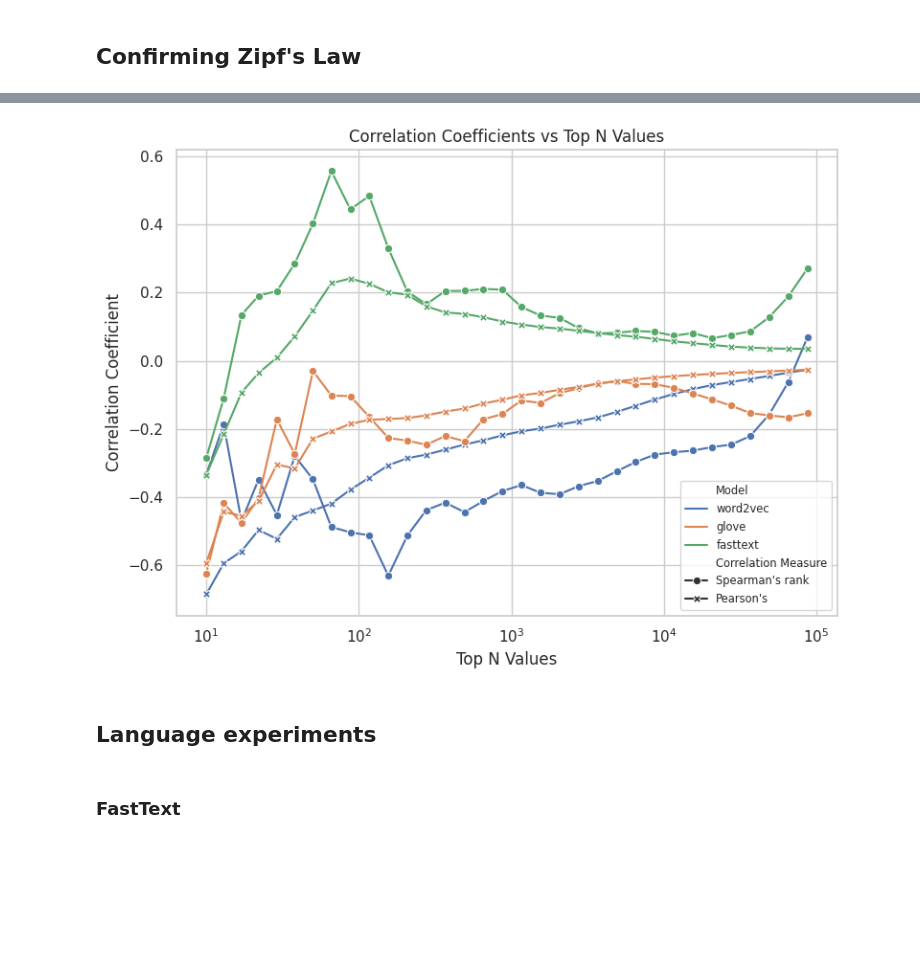
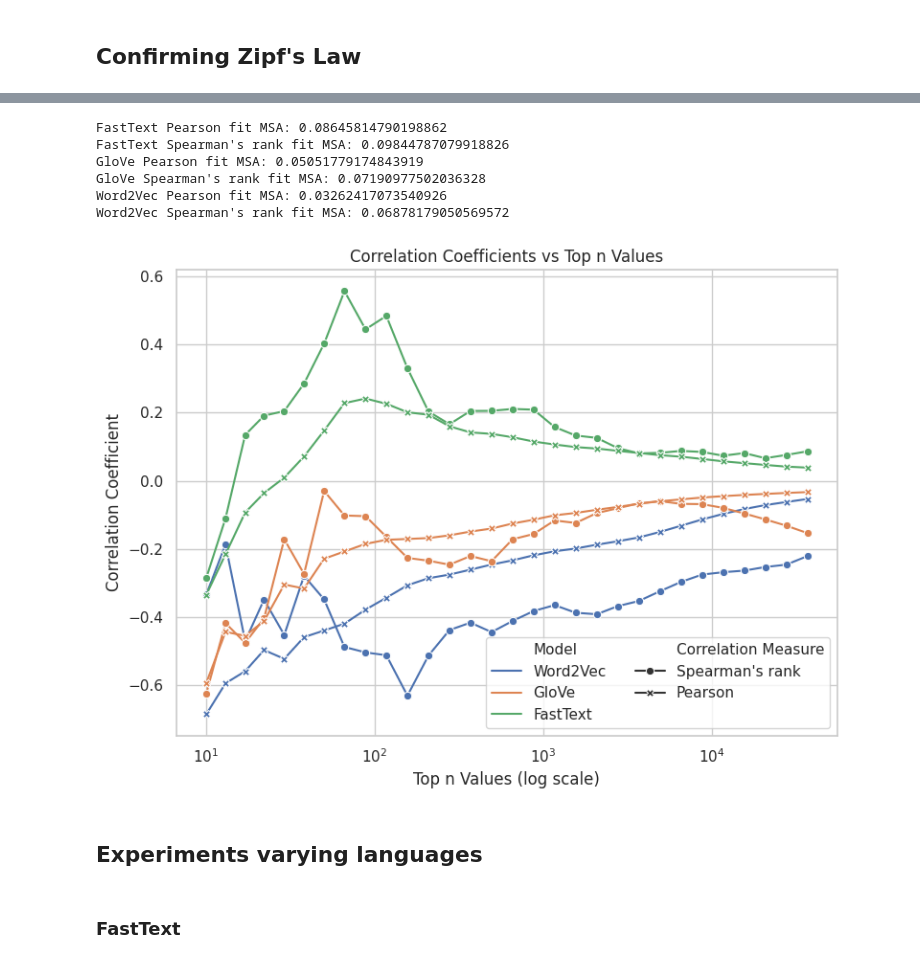
Before and after one commit to harrison-f-stropkay/72-final-project, a Jupyter notebook: analysis.ipynb, the cells around one changed output, grey strips where cells are left out. Saved outputs shown, nothing was run; the diff lists cells and outputs as text; code cells hidden in the pictures; blank space fills up the shorter version.

```diff
--- a/analysis.ipynb
+++ b/analysis.ipynb
@@ -427,7 +483,17 @@ plt.show()
 # %%
+import numpy as np
+import pandas as pd
+import matplotlib.pyplot as plt
+import seaborn as sns
+from scipy.stats import spearmanr, pearsonr
+from scipy.optimize import curve_fit
+
+# Assuming model_data dictionary is defined as { 'model1': 'modelname1', 'model2': 'modelname2', ...}
+# model_data = {...}
+
 start_value = 10
 ratio = 10 ** (1 / 8)
-cap = 100000
+cap = 40000
 top_n_values = []
 while start_value <= cap:
     top_n_values.append(start_value)
@@ -450,40 +516,73 @@ for model, modelname in model_data.items():
                 "Top N Values": top_n,
                 "Correlation Coefficient": spearman_corr,
                 "Correlation Measure": "Spearman's rank",
                 "Model": model,
             }
         )
         correlations.append(
             {
                 "Top N Values": top_n,
                 "Correlation Coefficient": pearson_corr,
-                "Correlation Measure": "Pearson's",
+                "Correlation Measure": "Pearson",
                 "Model": model,
             }
         )
 
+data = pd.DataFrame(correlations)
+# change glove to GloVe, fasttext to FastText, and word2vec to Word2Vec
+data["Model"] = data["Model"].str.replace("glove", "GloVe")
+data["Model"] = data["Model"].str.replace("fasttext", "FastText")
+data["Model"] = data["Model"].str.replace("word2vec", "Word2Vec")
+
+
+# Define a logarithmic function to fit
+def log_func(x, a, b, c):
+    return a * np.log(b * x) + c
+
+
+# Plot and fit curves
 plt.figure(figsize=(8, 6))
 sns.lineplot(
-    data=pd.DataFrame(correlations),
+    data=data,
     x="Top N Values",
     y="Correlation Coefficient",
     hue="Model",
     style="Correlation Measure",
     dashes=False,
     markers=True,
 )
 plt.xscale("log")
-plt.xlabel("Top N Values")
+plt.xlabel("Top n Values (log scale)")
 plt.ylabel("Correlation Coefficient")
-plt.title(f"Correlation Coefficients vs Top N Values")
+plt.title(f"Correlation Coefficients vs Top n Values")
 plt.legend(loc="lower right", fontsize="x-small")
 plt.grid(True)
 plt.tight_layout()
+
+# Fit the log curve for each combination and calculate MSE
+for (model, corr_measure), group_data in data.groupby(["Model", "Correlation Measure"]):
+    x = group_data["Top N Values"].values
+    y = group_data["Correlation Coefficient"].values
+    popt, _ = curve_fit(log_func, x, y)
+    y_fit = log_func(x, *popt)
+
+    # Calculate MSA
+    msa = np.mean(np.abs(y - y_fit))
+
+    print(f"{model} {corr_measure} fit MSA: {msa}")
+
+plt.legend(loc="lower right", ncol=2)
 plt.show()
 # %% [output]
+FastText Pearson fit MSA: 0.08645814790198862
+FastText Spearman's rank fit MSA: 0.09844787079918826
+GloVe Pearson fit MSA: 0.05051779174843919
+GloVe Spearman's rank fit MSA: 0.07190977502036328
+Word2Vec Pearson fit MSA: 0.03262417073540926
+Word2Vec Spearman's rank fit MSA: 0.06878179050569572
-[figure, old version]
+[figure, new version]
-# %% [markdown]
-## Language experiments
+# %% [markdown]
+## Experiments varying languages
 # %% [markdown]
 ### FastText
 # %%
```
Also changed, not shown: parts of 11 cells of this notebook, 1 other file.
